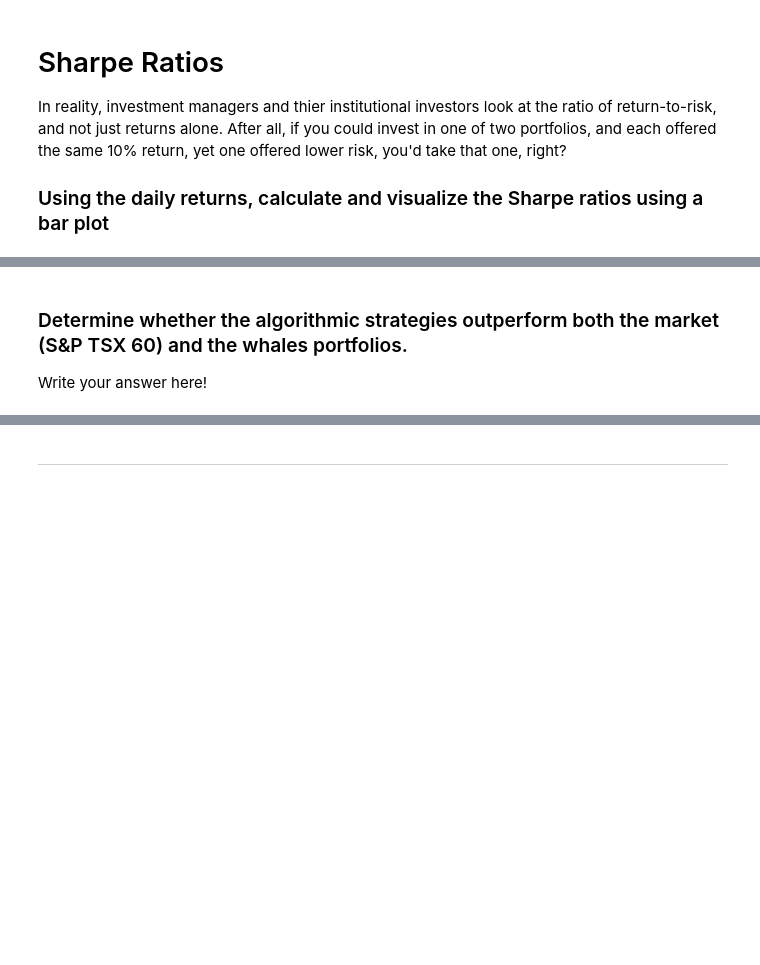
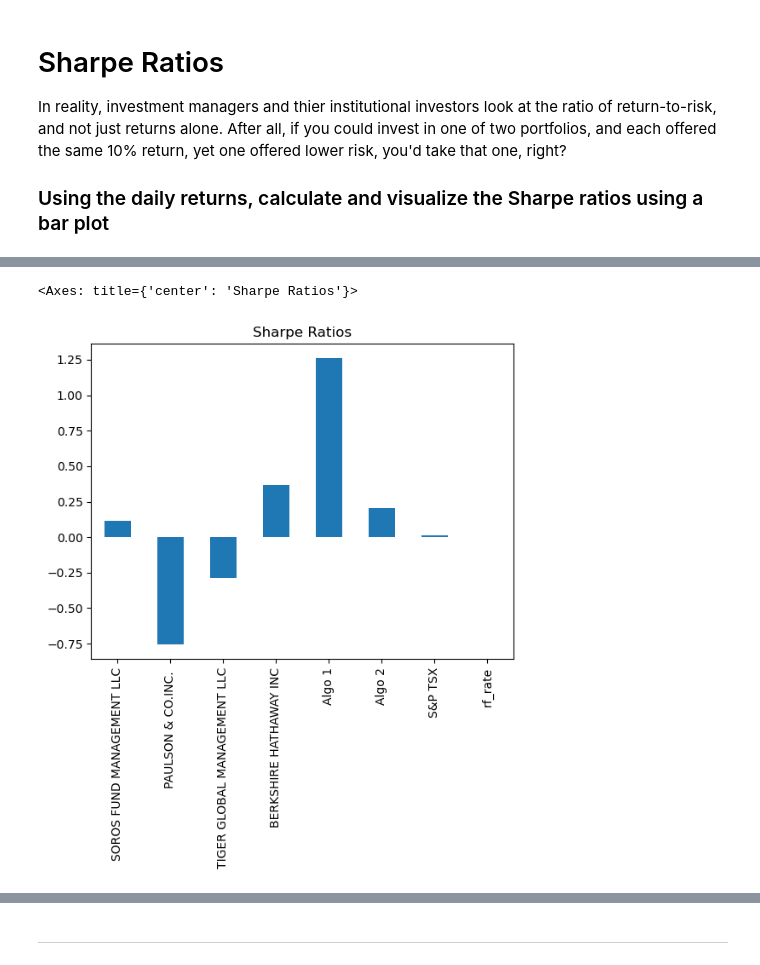
Before and after one commit to EthanB1/Portfolio-Returns-Analysis, a Jupyter notebook: whale_analysis.ipynb, the cells around one changed output, grey strips where cells are left out. Cells and saved outputs as stored; diff of their text form; code cells hidden in the pictures; blank space fills up the shorter version.

```diff
--- a/whale_analysis.ipynb
+++ b/whale_analysis.ipynb
@@ -278,0 +286,8 @@ In reality, investment managers and thier institutional investors look at the ra
+# %%
+# Annualized Sharpe Ratios
+risk_free_csv = Path(r"C:\Users\ethan\Documents\Module-4-Challenge\resources\Resources\risk_free_rate.csv")
+risk_free_df = pd.read_csv(risk_free_csv, index_col="Date", infer_datetime_format=True, parse_dates=True)
+rf_portfolios = pd.concat([portfolios, risk_free_df], axis="columns", join="inner")
+
+sharpe_ratios = ((rf_portfolios.mean() - rf_portfolios['rf_rate'].mean()) * 252) / (rf_portfolios.std() * np.sqrt(252))
+sharpe_ratios
@@ -279,6 +304,6 @@ In reality, investment managers and thier institutional investors look at the ra
 # %%
 # Visualize the sharpe ratios as a bar plot
+sharpe_ratios.plot(kind='bar', title="Sharpe Ratios")
+# %% [output]
+<Axes: title={'center': 'Sharpe Ratios'}>
+[figure, added]
-# %% [markdown]
-### Determine whether the algorithmic strategies outperform both the market (S&P TSX 60) and the whales portfolios.
-
-Write your answer here!
```
Also changed, not shown: parts of 6 cells of this notebook, 3 other files.
